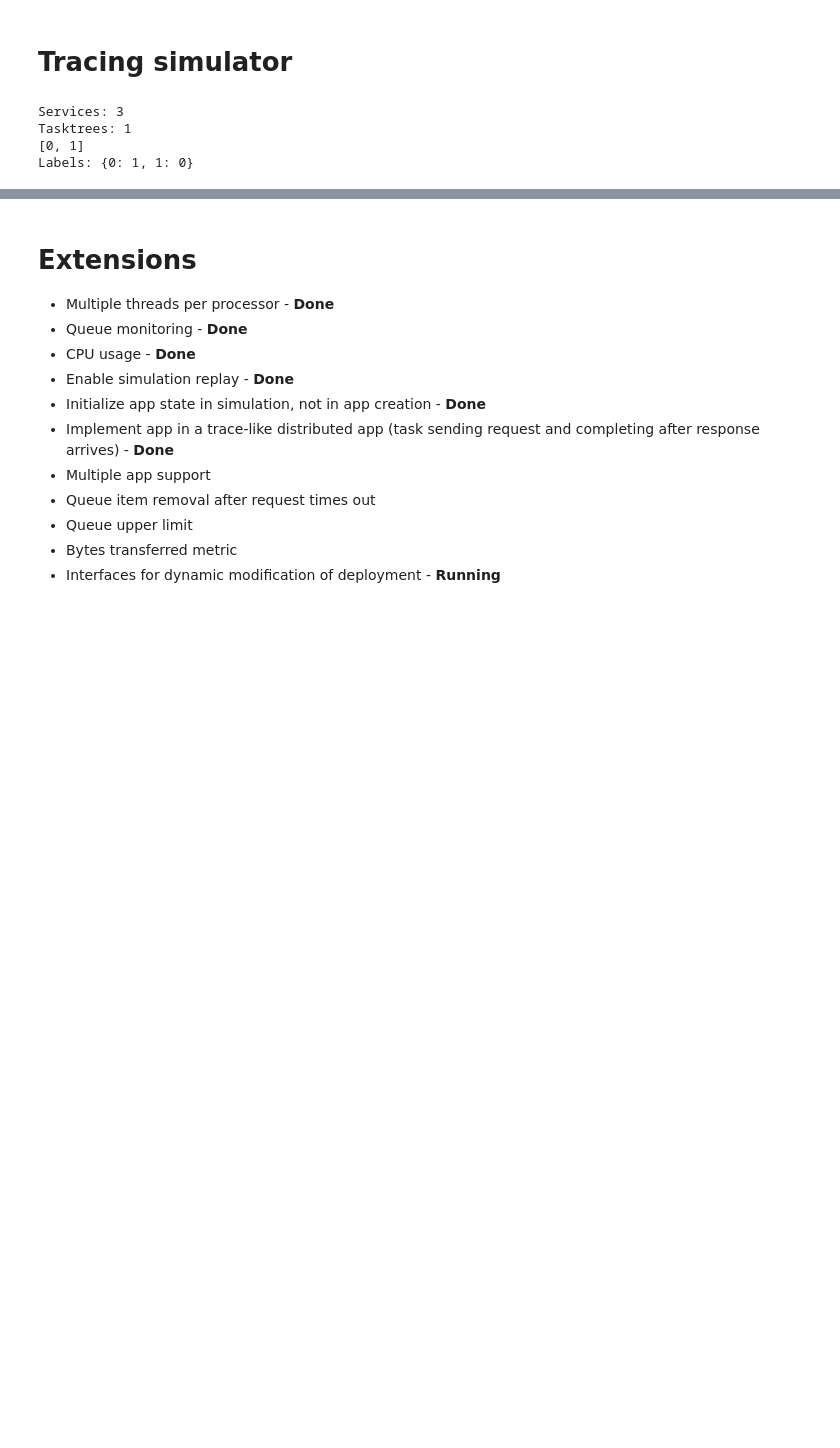
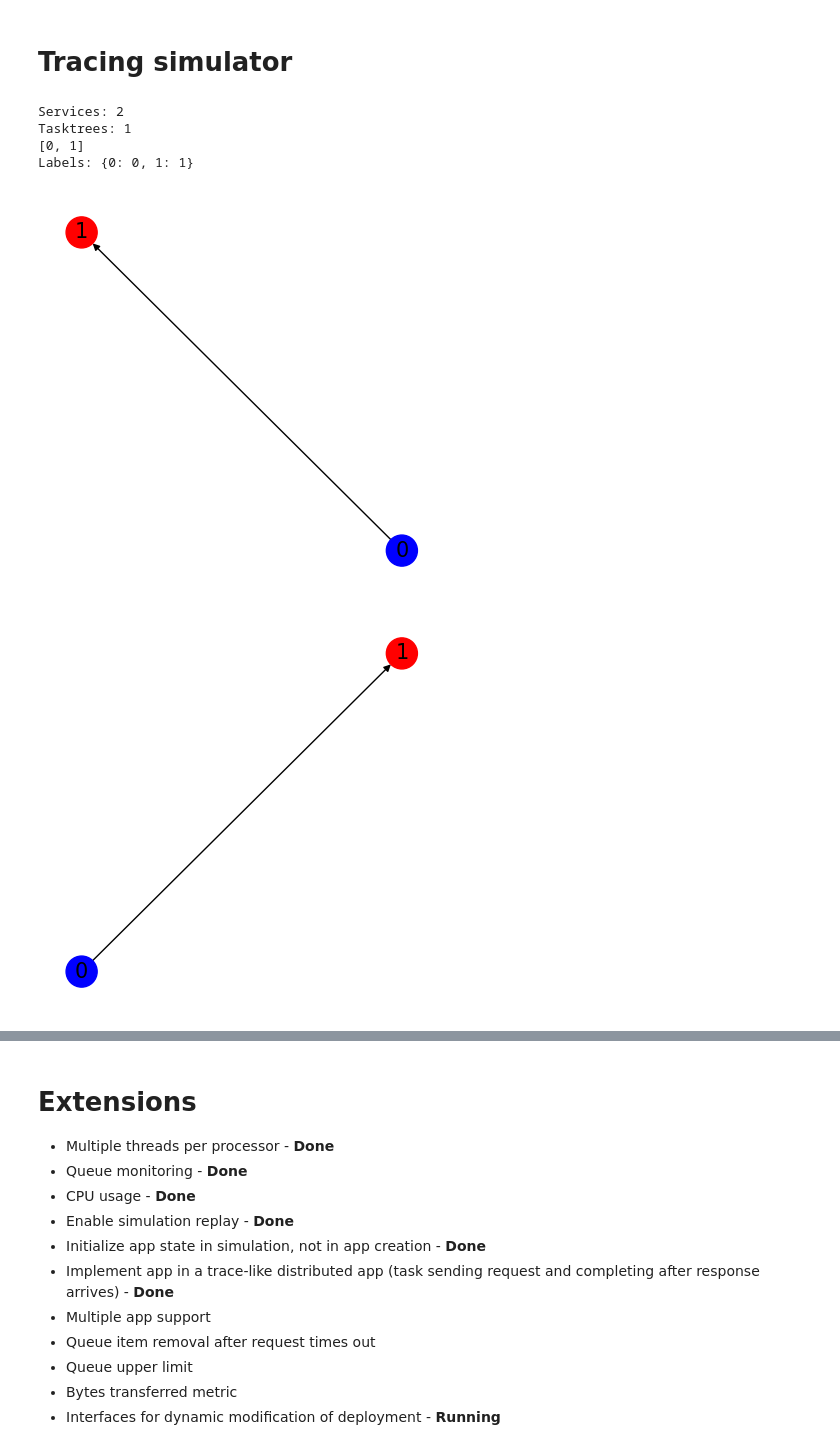
Before and after one commit to gtzanet/workflow_simulator, a Jupyter notebook: simulator.ipynb, the cells around one changed output, grey strips where cells are left out. Cells and saved outputs as stored; diff of their text form; code cells hidden in the pictures; blank space fills up the shorter version.

```diff
--- a/simulator.ipynb
+++ b/simulator.ipynb
@@ -27,15 +27,17 @@ TIMEOUT = 600000
 # %%
 # APP INITIALIZATION
 
-app = Application(3,1)
-#a = app.task_graph
-#draw_graph(a,[a.nodes[x]["subset"] for x in a.nodes],1)
-#b = app.service_graph
-#draw_graph(b,[x for x in b.nodes],2)
+app = Application(2,1)
+a = app.task_graph
+draw_graph(a,[a.nodes[x]["subset"] for x in a.nodes],1)
+b = app.service_graph
+draw_graph(b,[x for x in b.nodes],2)
 # %% [output]
-Services: 3
+Services: 2
 Tasktrees: 1
 [0, 1]
-Labels: {0: 1, 1: 0}
+Labels: {0: 0, 1: 1}
+[figure, added]
+[figure, added]
 # %%
 # INFRASTRUCTURE INITIALIZATION
```
Also changed, not shown: parts of 5 cells of this notebook, 14 other files.
